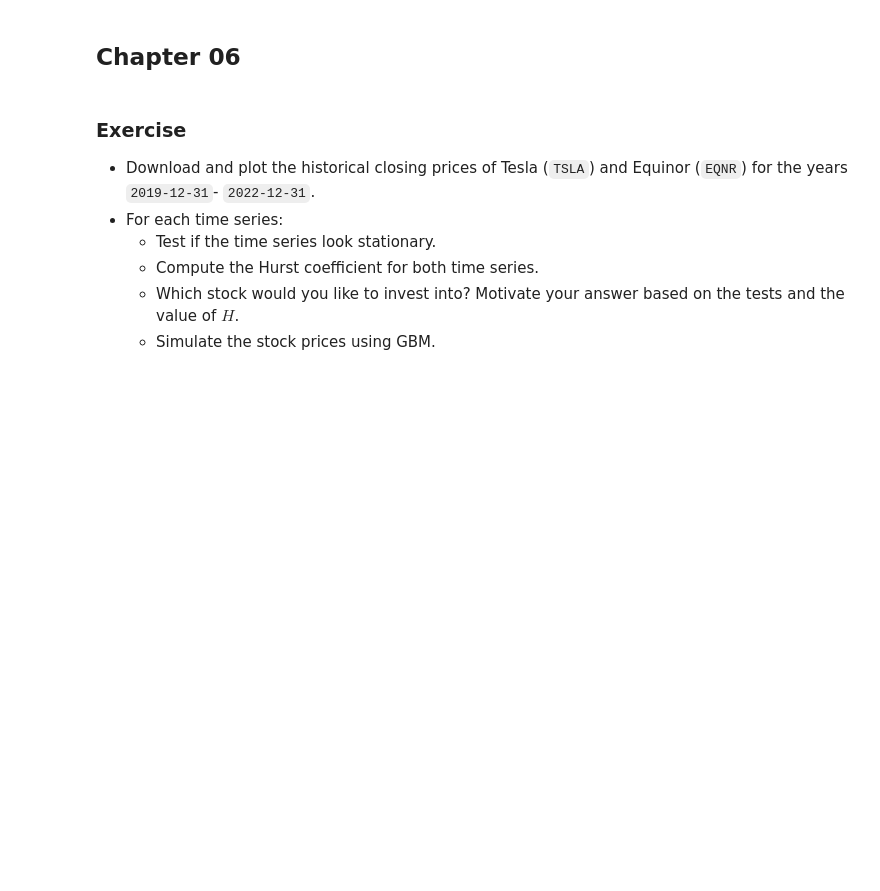
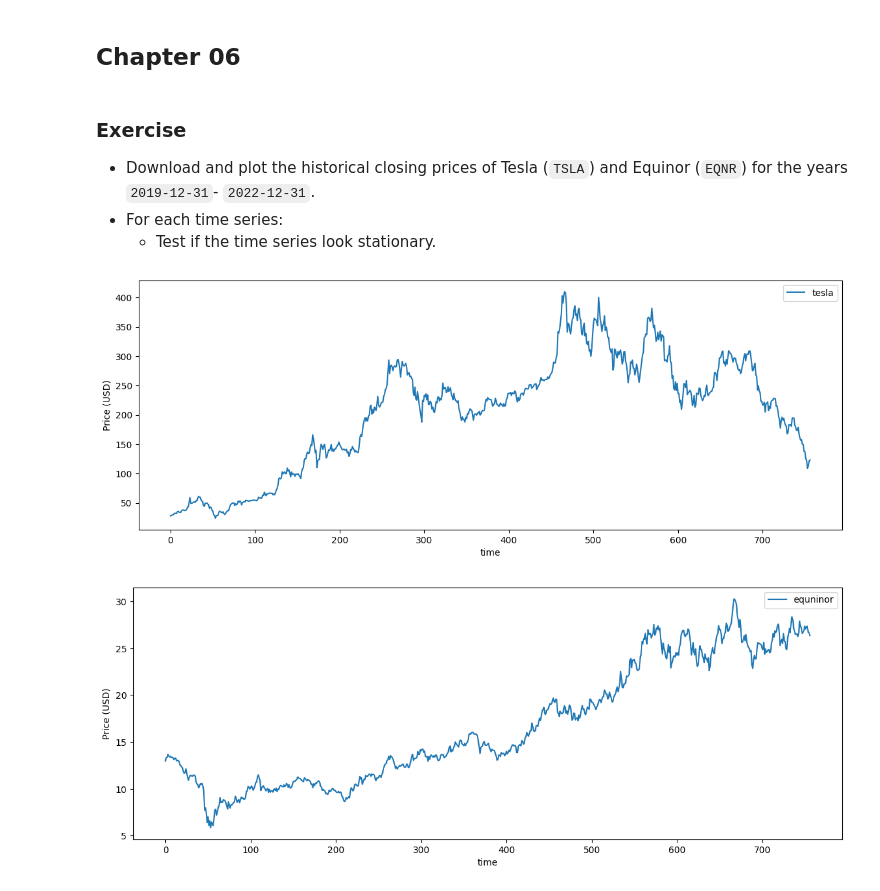
Before and after one commit to Selkief/python-time-series-handbook, a Jupyter notebook: exercises5-8.ipynb, the cells around one changed output. Drawn from its saved outputs; the diff is of its cells as text; code cells hidden in the pictures; blank space fills up the shorter version.

```diff
--- a/exercises5-8.ipynb
+++ b/exercises5-8.ipynb
@@ -395,6 +396,36 @@ plt.tight_layout()
 - Download and plot the historical closing prices of Tesla (``TSLA``) and Equinor (``EQNR``) for the years ``2019-12-31``- ``2022-12-31``.
 - For each time series:
     - Test if the time series look stationary.
-    - Compute the Hurst coefficient for both time series.
-    - Which stock would you like to invest into? Motivate your answer based on the tests and the value of $H$.
-    - Simulate the stock prices using GBM.
+# %%
+def get_data(tickerSymbol, start, end):
+
+    # Get data on the ticker
+    tickerData = yf.Ticker(tickerSymbol)
+
+    # Get the historical prices for this ticker
+    tickerDf = tickerData.history( start=start, end=end)
+
+    return tickerDf
+
+data_t = get_data('TSLA', start='2019-12-31', end='2022-12-31')
+data_e = get_data('EQNR', start='2019-12-31', end='2022-12-31')
+
+tesla = np.array(data_t["Close"])
+equinor = np.array(data_e["Close"])
+
+plt.figure(figsize=(14, 5))
+plt.plot(tesla, label="tesla")
+plt.xlabel("time")
+plt.ylabel("Price (USD)")
+plt.legend()
+plt.show()
+
+plt.figure(figsize=(14, 5))
+plt.plot(equinor, label="equninor")
+plt.xlabel("time")
+plt.ylabel("Price (USD)")
+plt.legend()
+plt.show()
+# %% [output]
+[figure, added]
+[figure, added]
```
Also changed, not shown: parts of 17 cells of this notebook.
